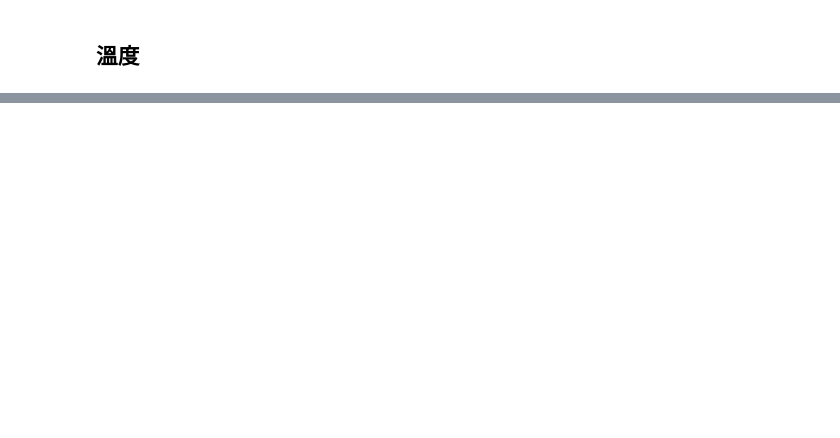
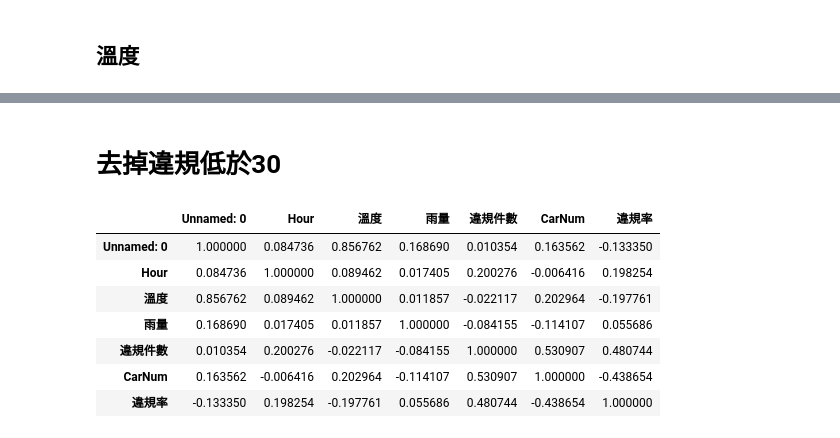
Before and after one commit to joannachou713/Etc-competition, a Jupyter notebook: 道路狀況.ipynb, the cells around one changed output, grey strips where cells are left out. Saved outputs shown, nothing was run; the diff lists cells and outputs as text; code cells hidden in the pictures; blank space fills up the shorter version.

```diff
--- a/道路狀況.ipynb
+++ b/道路狀況.ipynb
@@ -235,0 +238,14 @@ plt.plot(x, regr.predict(x),'r')
+# %% [markdown]
+# 去掉違規低於30
+# %%
+df2 = df2.loc[df2['違規件數']>30]
+df2.corr()
+# %% [output]
+|  | Unnamed: 0 | Hour | 溫度 | 雨量 | 違規件數 | CarNum | 違規率 |
+| Unnamed: 0 | 1.000000 | 0.084736 | 0.856762 | 0.168690 | 0.010354 | 0.163562 | -0.133350 |
+| Hour | 0.084736 | 1.000000 | 0.089462 | 0.017405 | 0.200276 | -0.006416 | 0.198254 |
+| 溫度 | 0.856762 | 0.089462 | 1.000000 | 0.011857 | -0.022117 | 0.202964 | -0.197761 |
+| 雨量 | 0.168690 | 0.017405 | 0.011857 | 1.000000 | -0.084155 | -0.114107 | 0.055686 |
+| 違規件數 | 0.010354 | 0.200276 | -0.022117 | -0.084155 | 1.000000 | 0.530907 | 0.480744 |
+| CarNum | 0.163562 | -0.006416 | 0.202964 | -0.114107 | 0.530907 | 1.000000 | -0.438654 |
+| 違規率 | -0.133350 | 0.198254 | -0.197761 | 0.055686 | 0.480744 | -0.438654 | 1.000000 |
```
Also changed, not shown: parts of 7 cells of this notebook.
